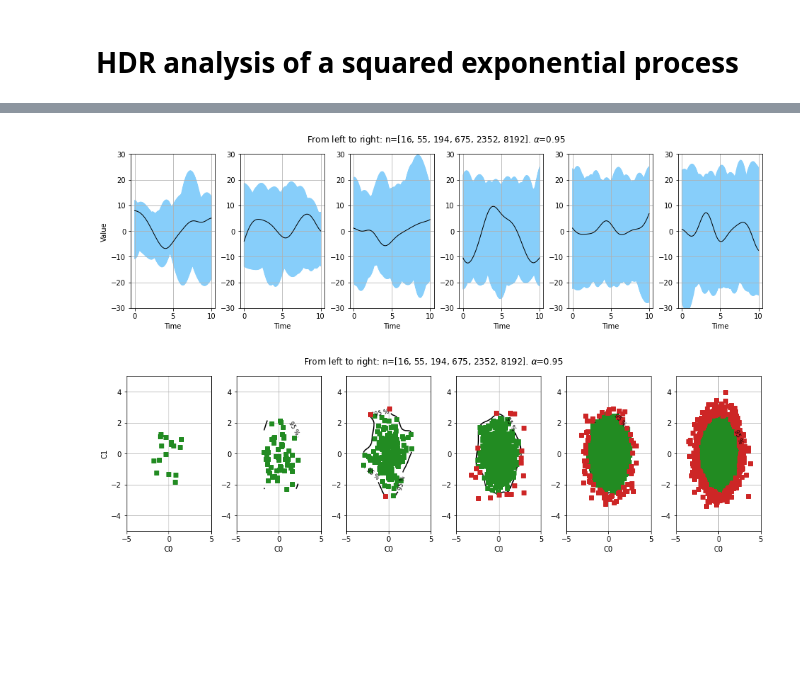
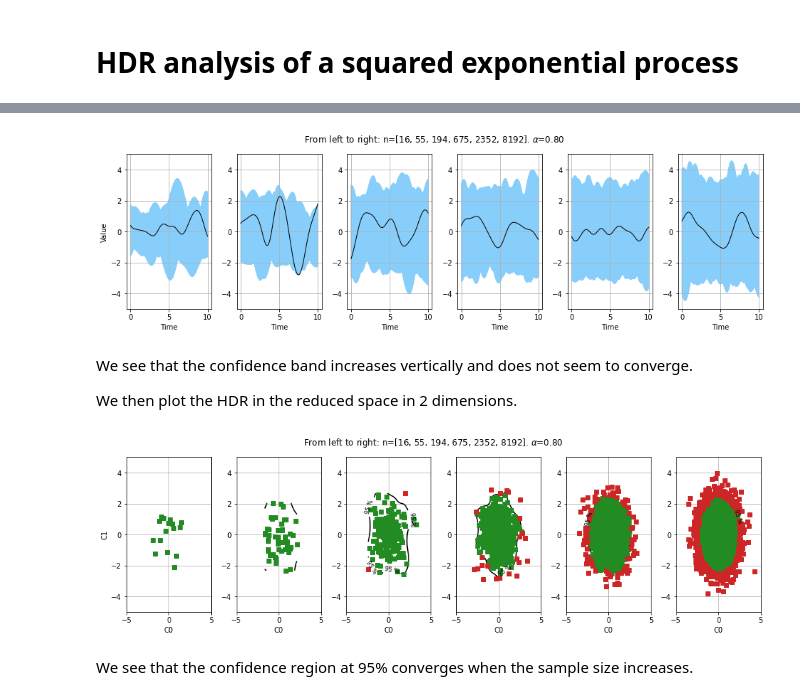
Before and after one commit to mbaudin47/othdrplot, a Jupyter notebook: doc/examples/HDR-Squared-Exponential.ipynb, the cells around one changed output, grey strips where cells are left out. Saved outputs shown, nothing was run; the diff lists cells and outputs as text; code cells hidden in the pictures; blank space fills up the shorter version.

```diff
--- a/doc/examples/HDR-Squared-Exponential.ipynb
+++ b/doc/examples/HDR-Squared-Exponential.ipynb
@@ -39,9 +184,6 @@ def draw_grid(grid, figure_size=(6.0, 6.0)):
 # %%
-xmin = 0.0
-step = 0.1
-n = 100
-timeGrid = ot.RegularGrid(xmin, step, n + 1)
+mesher = ot.IntervalMesher([100])
+interval = ot.Interval([0.0], [10.0])
+timeGrid = mesher.build(interval)
 # %%
-amplitude = [7.0]
-scale = [1.5]
-covarianceModel = ot.SquaredExponential(scale, amplitude)
+covarianceModel = ot.SquaredExponential()
@@ -75,10 +231,12 @@ view = otv.View(grid).getFigure().set_size_inches(6.0, 6.0)
 # %%
-alpha_max = 0.95
+alpha_max = 0.8
 hdr = othdr.ProcessHighDensityRegionAlgorithm(
     processSample, reducedComponents, reducedDistribution, [alpha_max, 0.5]
 )
 hdr.run()
 graph = hdr.draw()
 graph.setTitle(r"Sample size=%d, max. $\alpha$=%.2f" % (sample_size, alpha_max))
+graph.setYTitle("Value")
+graph.setXTitle("Time")
 graph
 # %% [output]
@@ -131,22 +250,15 @@ def draw_band(
 # %%
 sample_array = [int(i) for i in np.logspace(4, 13, 6, base=2.0)]
 grid = ot.GridLayout(1, len(sample_array))
 for i in tqdm.tqdm(range(len(sample_array))):
-    graph = draw_band(gaussian_process, sample_size=sample_array[i])
-    bounding_box = graph.getBoundingBox()
-    lower_bound = bounding_box.getLowerBound()
-    upper_bound = bounding_box.getUpperBound()
-    upper_bound[1] = 30.0
-    lower_bound[1] = -upper_bound[1]
-    bounding_box.setLowerBound(lower_bound)
-    bounding_box.setUpperBound(upper_bound)
-    graph.setBoundingBox(bounding_box)
+    graph = draw_band(gaussian_process, sample_size=sample_array[i], number_of_components = 2)
+    graph = SetGraphBoundingBox(graph, ymin = -5.0, ymax = 5.0)
     if i == 0:
         graph.setYTitle("Value")
     graph.setXTitle("Time")
     grid.setGraph(0, i, graph)
 grid.setTitle(r"From left to right: n=%s. $\alpha$=%.2f" % (sample_array, alpha_max))
 _ = draw_grid(grid, figure_size = (16.0, 4.0))
 pl.subplots_adjust(wspace=0.3)
 # %% [output]
-[figure, old version]
+[figure, new version]
@@ -198,16 +265,13 @@ def draw_region(
+# %% [markdown]
+We see that the confidence band increases vertically and does not seem to converge.
+
+We then plot the HDR in the reduced space in 2 dimensions.
 # %%
 sample_array = [int(i) for i in np.logspace(4, 13, 6, base=2.0)]
 grid = ot.GridLayout(1, len(sample_array))
 for i in tqdm.tqdm(range(len(sample_array))):
     graph = draw_region(gaussian_process, sample_size=sample_array[i])
-    bounding_box = graph.getBoundingBox()
-    lower_bound = bounding_box.getLowerBound()
-    upper_bound = bounding_box.getUpperBound()
-    upper_bound = ot.Point([5.0] * 2)
-    lower_bound = -upper_bound
-    bounding_box.setLowerBound(lower_bound)
-    bounding_box.setUpperBound(upper_bound)
-    graph.setBoundingBox(bounding_box)
+    graph = SetGraphBoundingBox(graph, xmin = -5.0, xmax = 5.0, ymin = -5.0, ymax = 5.0)
     if i > 0:
         graph.setYTitle("")
     grid.setGraph(0, i, graph)
@@ -215,4 +279,6 @@ grid.setTitle(r"From left to right: n=%s. $\alpha$=%.2f" % (sample_array, alpha_
 _ = draw_grid(grid, figure_size = (16.0, 4.0))
 pl.subplots_adjust(wspace=0.3)
 # %% [output]
-[figure, old version]
+[figure, new version]
+# %% [markdown]
+We see that the confidence region at 95% converges when the sample size increases.
```
Also changed, not shown: parts of 34 cells of this notebook.
